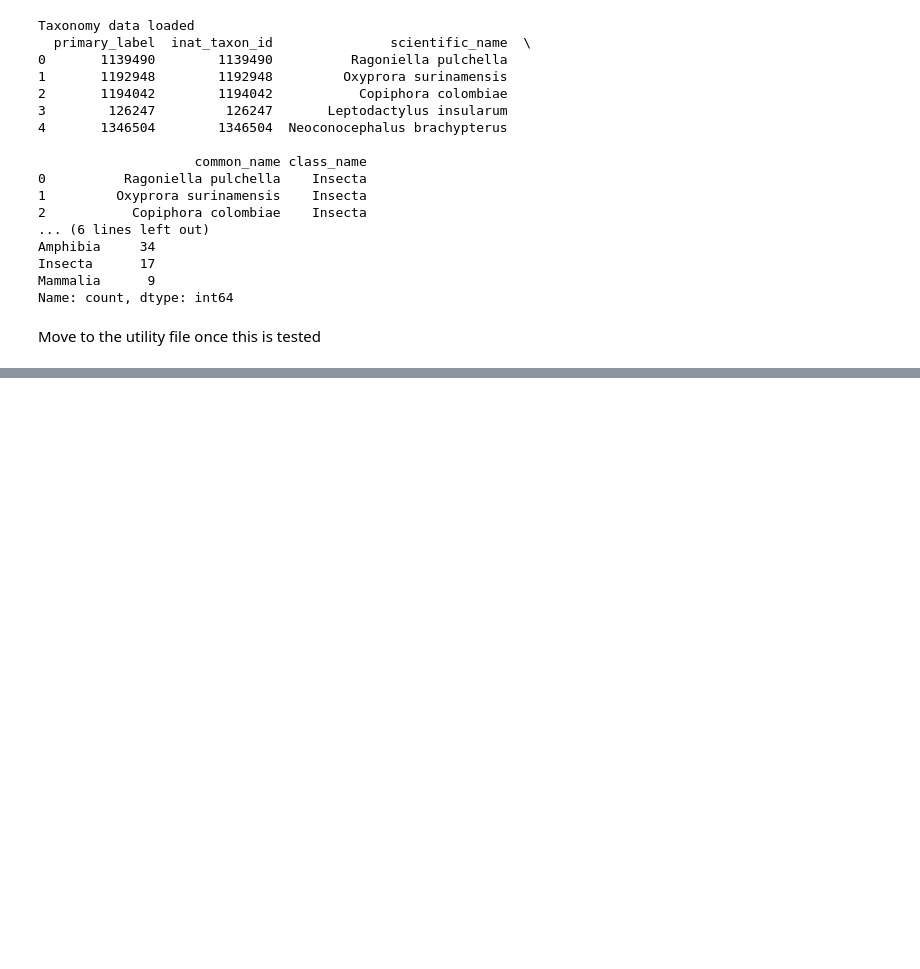
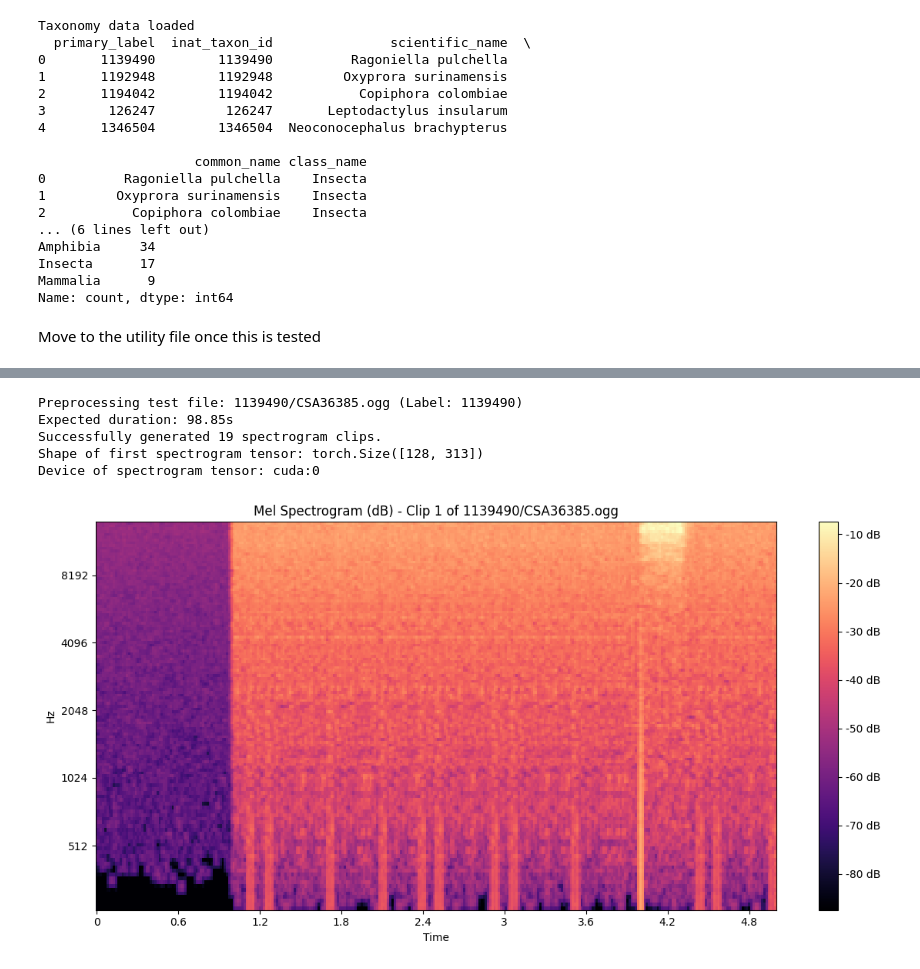
Before and after one commit to bachaudhry/kaggle_birdCLEF_25, a Jupyter notebook: 02-dataloaders+augmentations.ipynb, the cells around one changed output, grey strips where cells are left out. Cells and saved outputs as stored; diff of their text form; code cells hidden in the pictures; blank space fills up the shorter version.

Commit message:
test preprocessing function

```diff
--- a/02-dataloaders+augmentations.ipynb
+++ b/02-dataloaders+augmentations.ipynb
@@ -106,16 +144,16 @@ amp_to_db_tfms = T.AmplitudeToDB(stype='power', top_db=80).to(device)
 # %%
 # Another one for the utility file
 # Then clean up
-def pre_process_audio_file(file_path: Path, target_sr=cfg.SAMPLE_RATE,
+def preprocess_audio_file(file_path: Path, target_sr=cfg.SAMPLE_RATE,
                           target_samples=cfg.TARGET_SAMPLES):
     """Loads an audio file, resamples, splits into 5s non-overlapping clips,
     and converts each clip to a Mel spectrogram tensor."""
     spectrograms = []
     try:
-        waveform, sr = torchaudio.load(filepath) #return tensor [channels, time]
+        waveform, sr = torchaudio.load(file_path) #return tensor [channels, time]
         # Resample if needed
         if sr != target_sr:
-            resampler = T.Resampler(sr, target_sr).to(waveform.device)
+            resampler = T.Resample(sr, target_sr).to(waveform.device)
             waveform = resampler(waveform)
         # Convert to mono if stereo
         if waveform.shape[0] > 1:
@@ -124,20 +162,20 @@ def pre_process_audio_file(file_path: Path, target_sr=cfg.SAMPLE_RATE,
         waveform = waveform.to(device)
         # Calculate number of full clips
         num_samples = waveform.shape[1]
-        num_full_clips = num_samples // target_samples
+        num_clips = num_samples // target_samples
 
-        for i in range(num_full_clips):
+        for i in range(num_clips):
             start_sample = i * target_samples
-            end_sample = sample_sample + target_samples
+            end_sample = start_sample + target_samples
             clip = waveform[:, start_sample:end_sample] # Keep channel dim for tfms
-            # Generate Mel spectrogram
-            mel_spec = mel_spectrogram_transform(clip) #Output: [channel, n_mels, time]
+            # Generate Mel spectrogram with output [channel, n_mels, time]
+            mel_spec = mel_spectrogram_tfms(clip)
             # Convert to DB scale
-            mel_spec_db = amplitude_to_db_transform(mel_spec)# Output [channel, n_mels, time]
+            mel_spec_db = amp_to_db_tfms(mel_spec)
             # Squeeze channel dims -> [n_mels, time]
             spectrograms.append(mel_spec_db.squeeze(0))
 
-        # If we wanted to use the remainder for training, we could pad it here:
+        # If we want to use the remaining samples for training, then this section can be uncommented:
         # remaining_samples = num_samples % target_samples
         # if remaining_samples > 0 and end_behavior=='pad': # Example
         #    last_clip = waveform[:, num_full_clips*target_samples:]
@@ -153,0 +189,38 @@ if 'train_df' in globals
+# %%
+# Test the above function on one sample
+if 'train_df' in globals() and not train_df.empty:
+    # Take the first file longer than 6 seconds
+    test = train_df[train_df['duration'] > 6].iloc[0]
+    test_fn = test['filename']
+    test_lbl = test['primary_label']
+    test_path = cfg.TRAIN_AUDIO_PATH / test_fn
+
+    print(f"\nPreprocessing test file: {test_fn} (Label: {test_lbl})")
+    print(f"Expected duration: {test['duration']:.2f}s")
+
+    if test_path.exists():
+        specs = preprocess_audio_file(test_path)
+
+        if specs:
+            print(f"Successfully generated {len(specs)} spectrogram clips.")
+            print(f"Shape of first spectrogram tensor: {specs[0].shape}")
+            print(f"Device of spectrogram tensor: {specs[0].device}")
+            # Visualize the spectrogram clip and move to CPU for plotting
+            plt.figure(figsize=(12, 6))
+            spec_plt = specs[0].cpu().numpy()
+            librosa.display.specshow(spec_plt, sr=cfg.SAMPLE_RATE, hop_length=cfg.HOP_LENGTH,
+                                     x_axis='time', y_axis='mel', fmin=cfg.FMIN, fmax=cfg.FMAX)
+            plt.colorbar(format='%+2.0f dB')
+            plt.title(f"Mel Spectrogram (dB) - Clip 1 of {test_fn}")
+            plt.tight_layout()
+            plt.show()
+        else: print("Preprocessing failed or file too short.")
+    else: print(f"Test file not found: {test_path}")
+else: print("train_df not available for test.")
+# %% [output]
+Preprocessing test file: 1139490/CSA36385.ogg (Label: 1139490)
+Expected duration: 98.85s
+Successfully generated 19 spectrogram clips.
+Shape of first spectrogram tensor: torch.Size([128, 313])
+Device of spectrogram tensor: cuda:0
+[figure, added]
```
Also changed, not shown: parts of 5 cells of this notebook.
